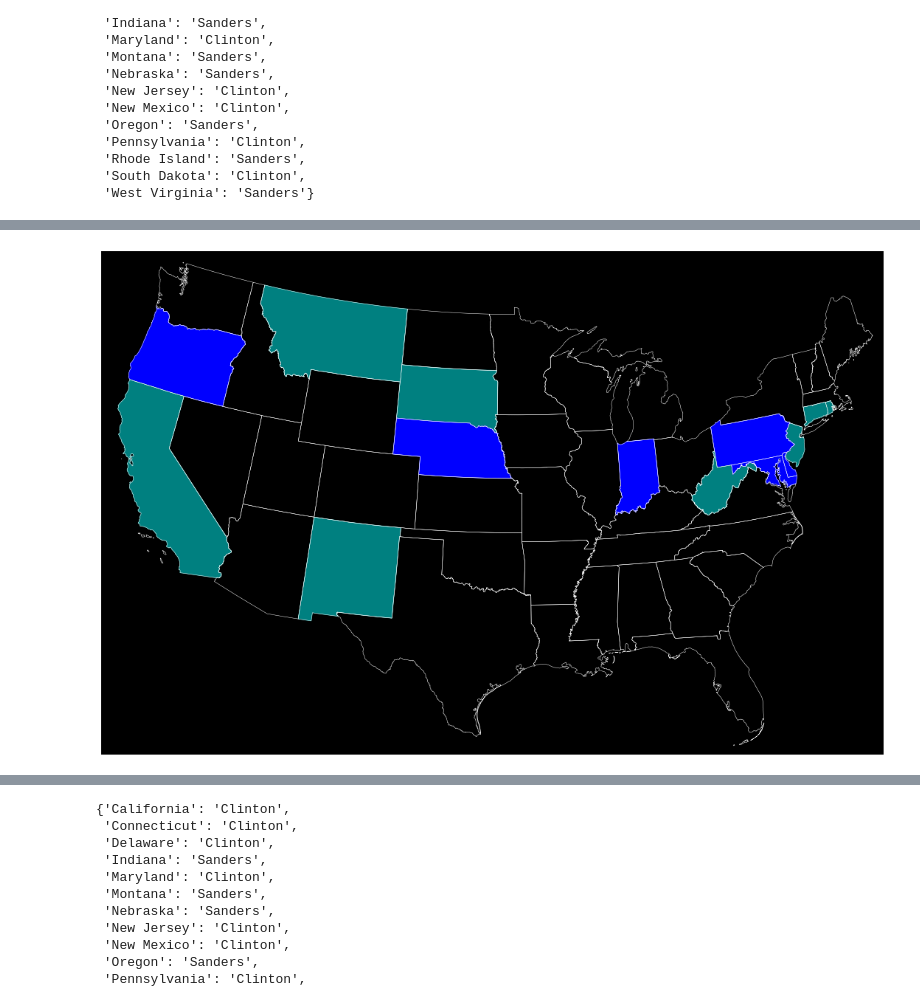
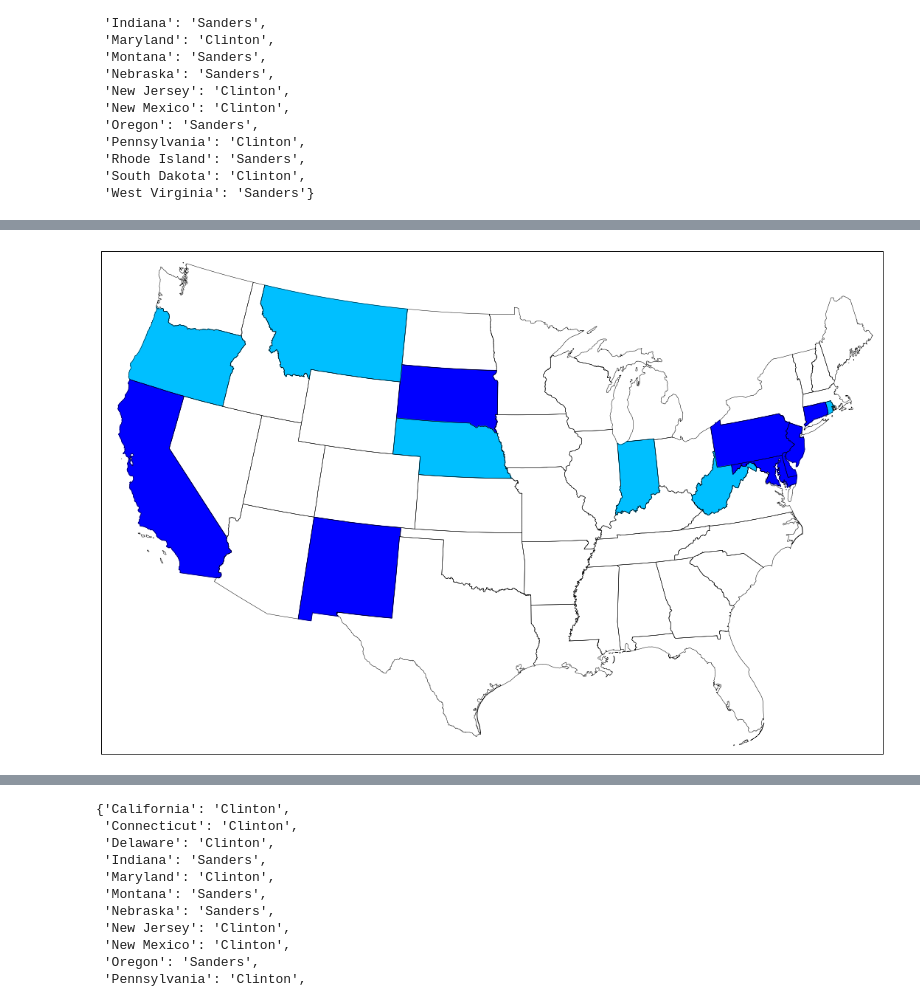
Before and after one commit to beneisner/primary-prediction, a Jupyter notebook: Map Visualization.ipynb, the cells around one changed output, grey strips where cells are left out. Saved outputs shown, nothing was run; the diff lists cells and outputs as text; code cells hidden in the pictures.

```diff
--- a/Map Visualization.ipynb
+++ b/Map Visualization.ipynb
@@ -244,9 +262,9 @@ map = bmp.Basemap(llcrnrlon=-119,llcrnrlat=22,urcrnrlon=-64,urcrnrlat=49,
         projection='lcc',lat_1=33,lat_2=45,lon_0=-95)
 
 # load the shapefile, use the name 'states'
-map.readshapefile('state_shapes/st99_d00', name='states', color='white', drawbounds=True)
+map.readshapefile('state_shapes/st99_d00', name='states', color='black', drawbounds=True)
 
-map.drawmapboundary(fill_color='black')
+map.drawmapboundary(fill_color='white')
 # collect the state names from the shapefile attributes so we can
 # look up the shape obect for a state by it's name
 state_names = []
@@ -258,8 +276,8 @@ ax = plt.gca() # get current axes instance
 color_dict = {
     'Sanders': 'teal',
     'Clinton': 'blue',
-    'Trump': 'orange',
-    'Kasich': 'red',
+    'Trump': 'red',
+    'Kasich': 'orange',
     'Cruz': 'purple',
 }
 for state in reppreds.keys():
@@ -288,9 +306,9 @@ map = bmp.Basemap(llcrnrlon=-119,llcrnrlat=22,urcrnrlon=-64,urcrnrlat=49,
         projection='lcc',lat_1=33,lat_2=45,lon_0=-95)
 
 # load the shapefile, use the name 'states'
-map.readshapefile('state_shapes/st99_d00', name='states', color='white', drawbounds=True)
+map.readshapefile('state_shapes/st99_d00', name='states', color='black', drawbounds=True)
 
-map.drawmapboundary(fill_color='black')
+map.drawmapboundary(fill_color='white')
 # collect the state names from the shapefile attributes so we can
 # look up the shape obect for a state by it's name
 state_names = []
@@ -302,8 +320,8 @@ ax = plt.gca() # get current axes instance
 color_dict = {
     'Sanders': 'teal',
     'Clinton': 'blue',
-    'Trump': 'orange',
-    'Kasich': 'red',
+    'Trump': 'red',
+    'Kasich': 'orange',
     'Cruz': 'purple',
 }
 for state in reppreds.keys():
@@ -332,37 +394,37 @@ map = bmp.Basemap(llcrnrlon=-119,llcrnrlat=22,urcrnrlon=-64,urcrnrlat=49,
         projection='lcc',lat_1=33,lat_2=45,lon_0=-95)
 
 # load the shapefile, use the name 'states'
-map.readshapefile('state_shapes/st99_d00', name='states', color='white', drawbounds=True)
+map.readshapefile('state_shapes/st99_d00', name='states', color='black', drawbounds=True)
 
-map.drawmapboundary(fill_color='black')
+map.drawmapboundary(fill_color='white')
 # collect the state names from the shapefile attributes so we can
 # look up the shape obect for a state by it's name
 state_names = []
 for shape_dict in map.states_info:
     state_names.append(shape_dict['NAME'])
 
 ax = plt.gca() # get current axes instance
 
 color_dict = {
-    'Sanders': 'teal',
+    'Sanders': 'deepskyblue',
     'Clinton': 'blue',
     'Trump': 'orange',
     'Kasich': 'red',
     'Cruz': 'purple',
 }
 for state in reppreds.keys():
     seg = map.states[state_names.index(state)]
-    winner = dempreds[state]
+    winner = demwins[state]
 
     poly = Polygon(seg, facecolor=color_dict[winner], edgecolor=color_dict[winner])
     ax.add_patch(poly)
 
 
 # get Texas and draw the filled polygon
 # seg = map.states[state_names.index('Texas')]
 # poly = Polygon(seg, facecolor='red',edgecolor='red')
 # ax.add_patch(poly)
 
 plt.show()
 # %% [output]
-[figure, old version]
+[figure, new version]
```
Also changed, not shown: parts of 12 cells of this notebook, 2 other files.
